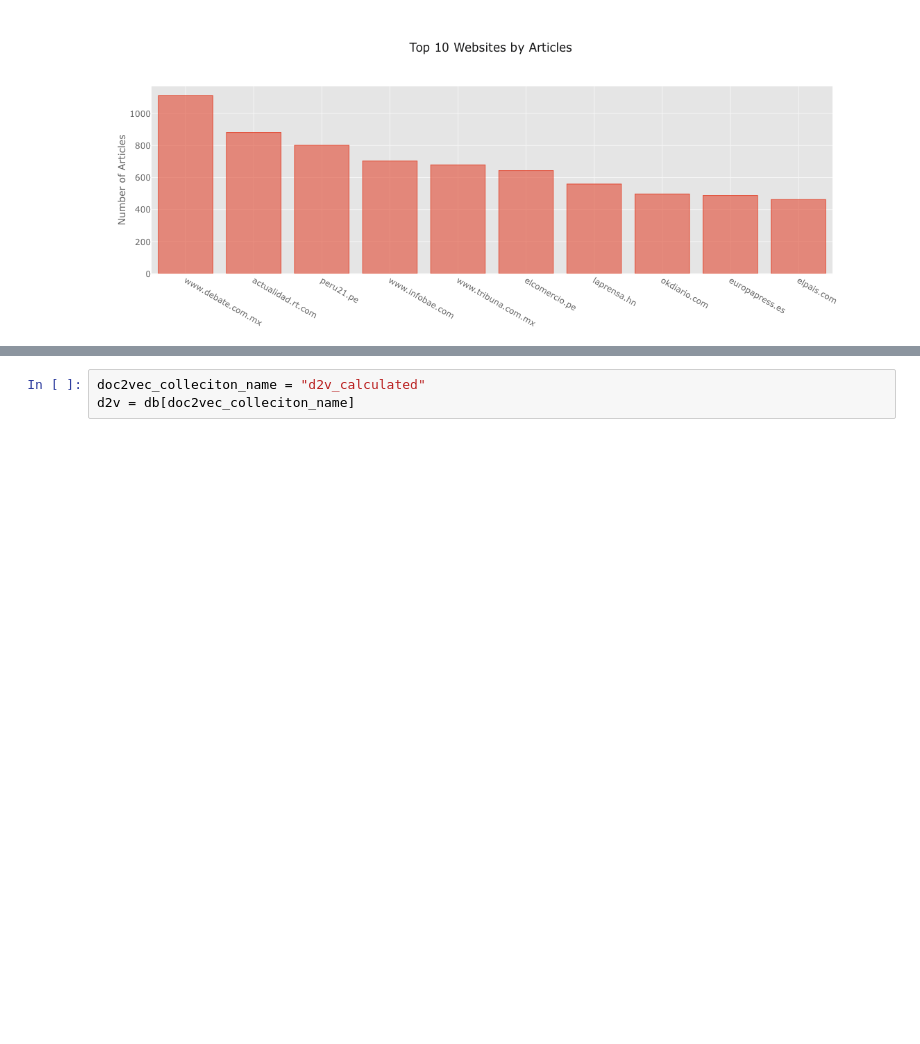
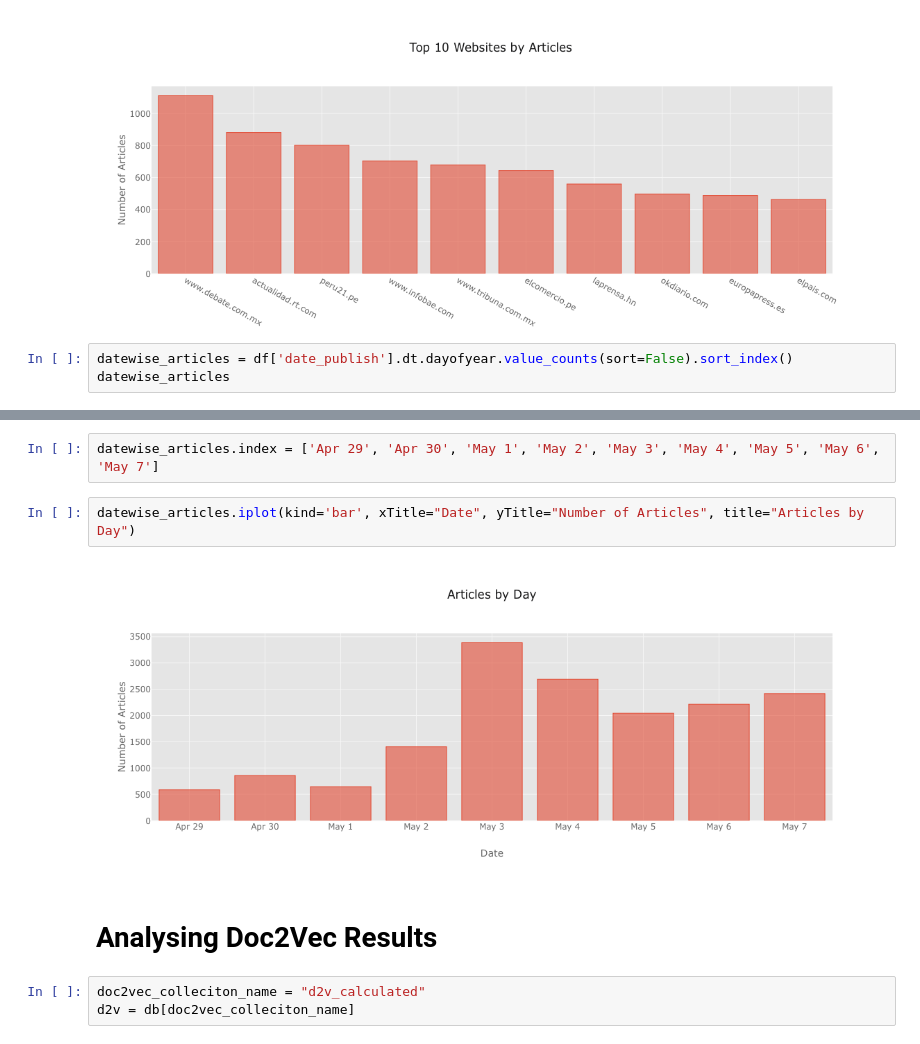
Before and after one commit to tanussingh/Big-Data-Management-Analytics-Project, a Jupyter notebook: Analysis/data_analysis.ipynb, the cells around one changed output, grey strips where cells are left out. Saved outputs shown, nothing was run; the diff lists cells and outputs as text; blank space fills up the shorter version.

Commit message:
Updating analysis notebook

```diff
--- a/Analysis/data_analysis.ipynb
+++ b/Analysis/data_analysis.ipynb
@@ -66,3 +66,6 @@ top_values = df.domain.value_counts()[:10]
 top_values.iplot(kind='bar', yTitle='Number of Articles', filename="graphs/categorical-num-articles", title="Top 10 Websites by Articles")
 # %% [output]
 [figure]
+# %%
+datewise_articles = df['date_publish'].dt.dayofyear.value_counts(sort=False).sort_index()
+datewise_articles
@@ -69,3 +83,11 @@ top_values.iplot(kind='bar', yTitle='Number of Articles', filename="graphs/categ
+# %%
+datewise_articles.index = ['Apr 29', 'Apr 30', 'May 1', 'May 2', 'May 3', 'May 4', 'May 5', 'May 6', 'May 7']
+# %%
+datewise_articles.iplot(kind='bar', xTitle="Date", yTitle="Number of Articles", title="Articles by Day")
+# %% [output]
+[figure, added]
+# %% [markdown]
+# Analysing Doc2Vec Results
 # %%
 doc2vec_colleciton_name = "d2v_calculated"
 d2v = db[doc2vec_colleciton_name]
```
Also changed, not shown: parts of 6 cells of this notebook.
